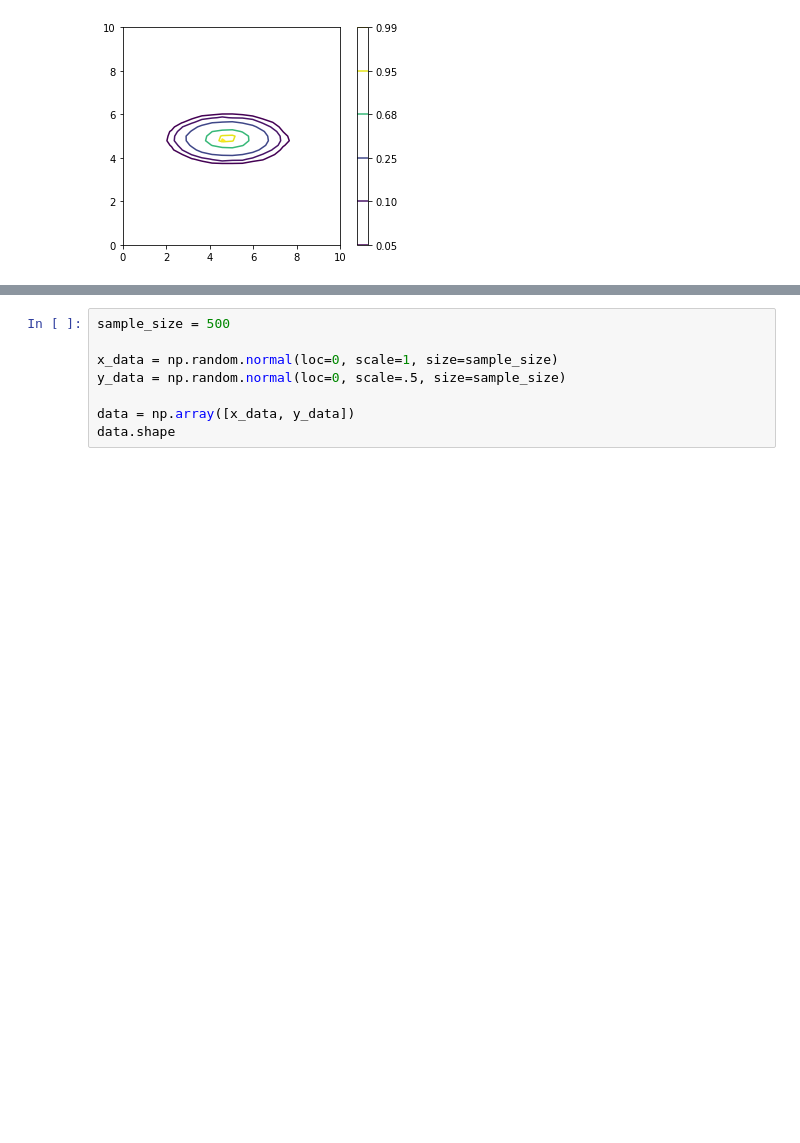
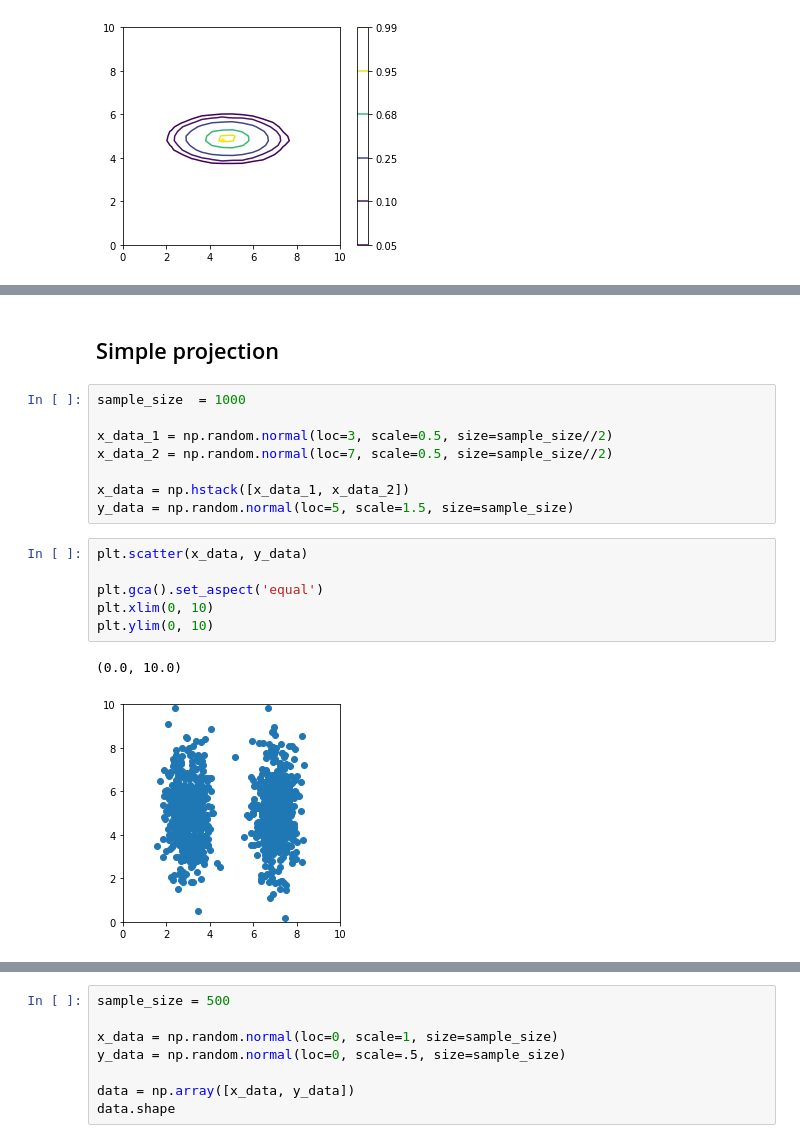
Before and after one commit to ZuckermanLab/T32_Nanocourse, a Jupyter notebook: ProbabilityEtc.ipynb, the cells around one changed output, grey strips where cells are left out. Drawn from its saved outputs; the diff is of its cells as text; blank space fills up the shorter version.

Commit message:
Updated with section on plot options

```diff
--- a/ProbabilityEtc.ipynb
+++ b/ProbabilityEtc.ipynb
@@ -263,0 +271,19 @@ plt.ylim(0, 10)
+# %% [markdown]
+## Simple projection
+# %%
+sample_size  = 1000
+
+x_data_1 = np.random.normal(loc=3, scale=0.5, size=sample_size//2)
+x_data_2 = np.random.normal(loc=7, scale=0.5, size=sample_size//2)
+
+x_data = np.hstack([x_data_1, x_data_2])
+y_data = np.random.normal(loc=5, scale=1.5, size=sample_size)
+# %%
+plt.scatter(x_data, y_data)
+
+plt.gca().set_aspect('equal')
+plt.xlim(0, 10)
+plt.ylim(0, 10)
+# %% [output]
+(0.0, 10.0)
+[figure, added]
```
Also changed, not shown: parts of 35 cells of this notebook.
